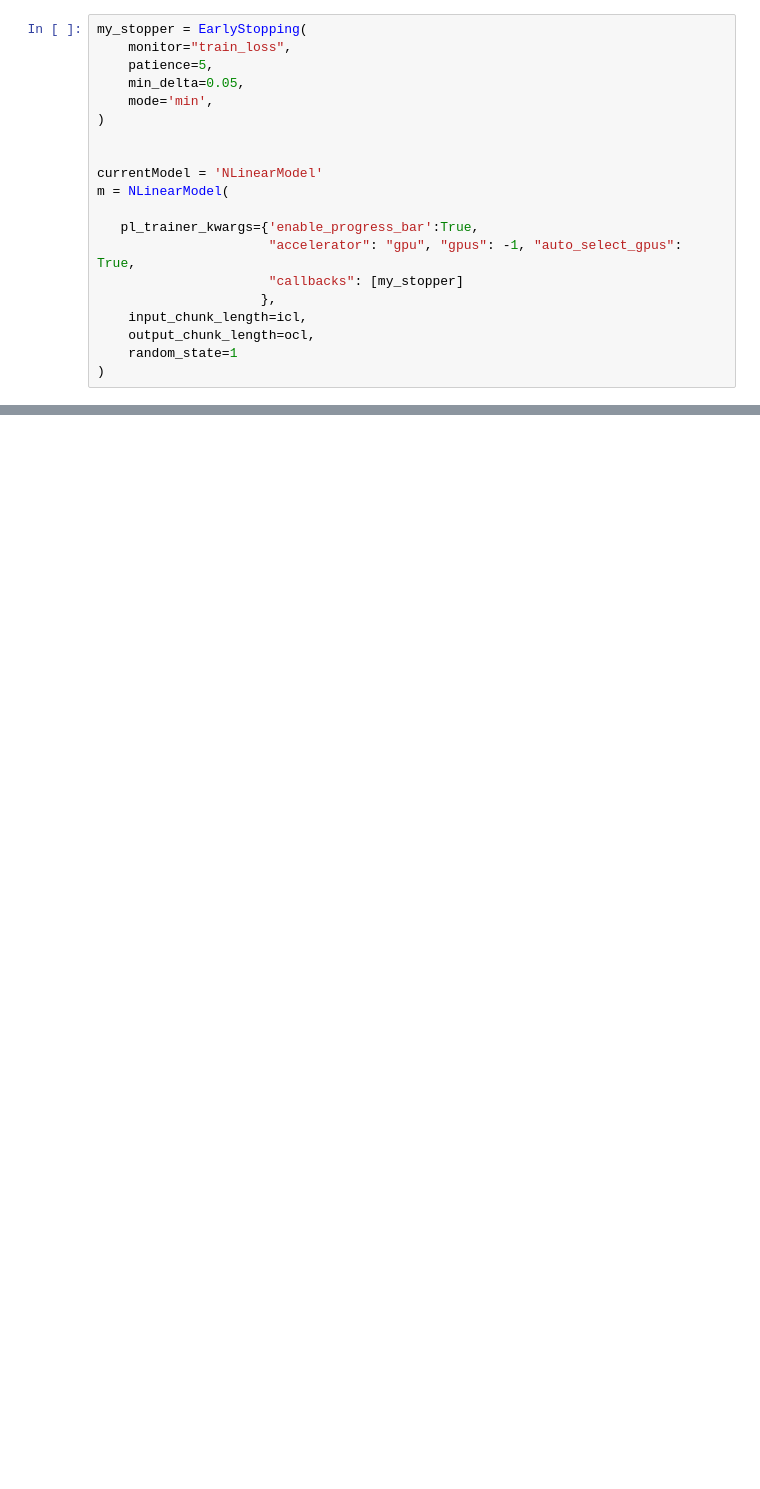
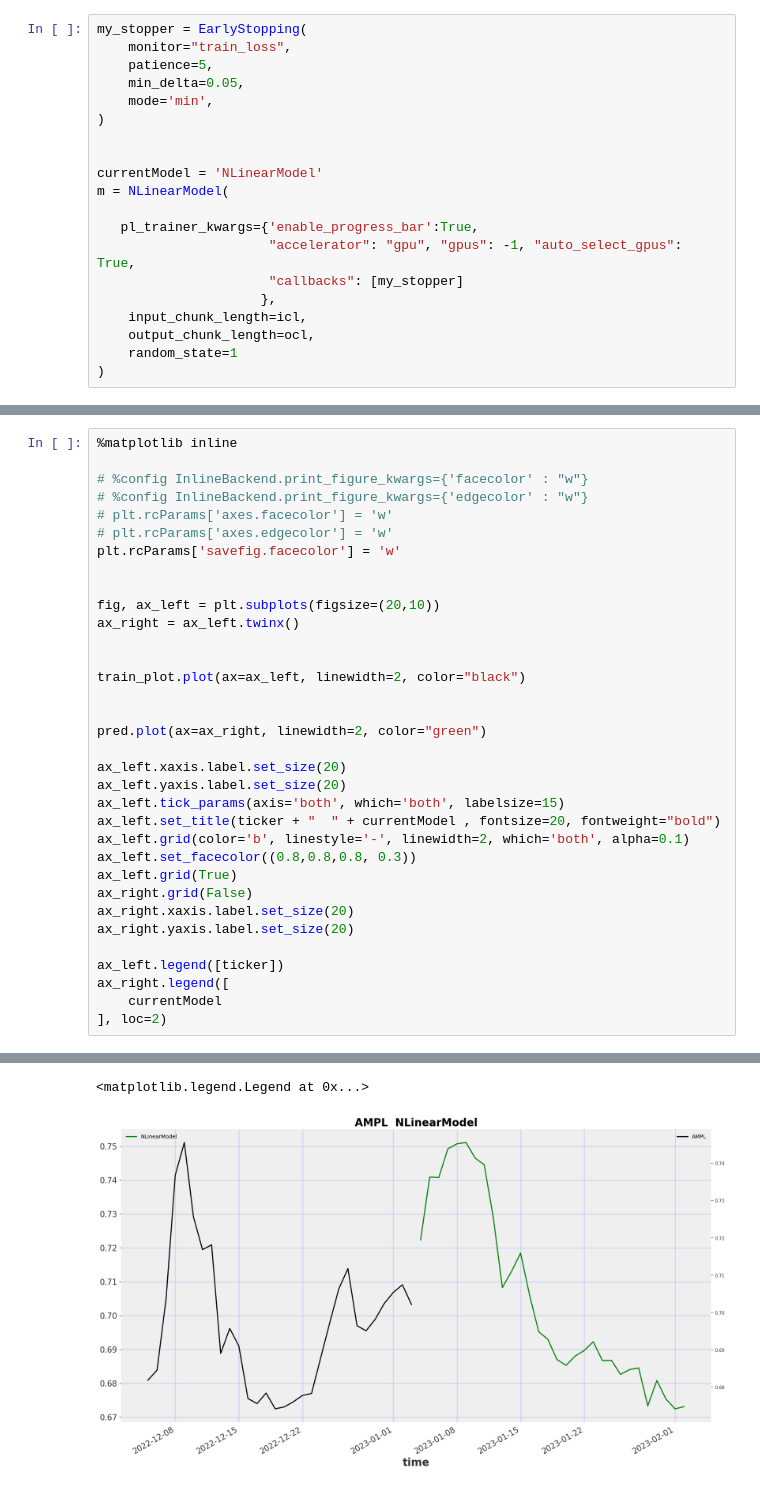
Before and after one commit to NQevxvEtg/YouTube, a Jupyter notebook: How To Forecast Ampleforth Price Using N-Linear Model From Darts/darts_template-ampl.ipynb, the cells around one changed output, grey strips where cells are left out. Drawn from its saved outputs; the diff is of its cells as text; blank space fills up the shorter version.

```diff
--- a/How To Forecast Ampleforth Price Using N-Linear Model From Darts/darts_template-ampl.ipynb
+++ b/How To Forecast Ampleforth Price Using N-Linear Model From Darts/darts_template-ampl.ipynb
@@ -357,0 +382,35 @@ LOCAL_RANK: 0 - CUDA_VISIBLE_DEVICES: [0]
+# %%
+%matplotlib inline
+
+# %config InlineBackend.print_figure_kwargs={'facecolor' : "w"}
+# %config InlineBackend.print_figure_kwargs={'edgecolor' : "w"}
+# plt.rcParams['axes.facecolor'] = 'w'
+# plt.rcParams['axes.edgecolor'] = 'w'
+plt.rcParams['savefig.facecolor'] = 'w'
+
+
+fig, ax_left = plt.subplots(figsize=(20,10))
+ax_right = ax_left.twinx()
+
+
+train_plot.plot(ax=ax_left, linewidth=2, color="black")
+
+
+pred.plot(ax=ax_right, linewidth=2, color="green")
+
+ax_left.xaxis.label.set_size(20)
+ax_left.yaxis.label.set_size(20)
+ax_left.tick_params(axis='both', which='both', labelsize=15)
+ax_left.set_title(ticker + "  " + currentModel , fontsize=20, fontweight="bold")
+ax_left.grid(color='b', linestyle='-', linewidth=2, which='both', alpha=0.1)
+ax_left.set_facecolor((0.8,0.8,0.8, 0.3))
+ax_left.grid(True)
+ax_right.grid(False)
+ax_right.xaxis.label.set_size(20)
+ax_right.yaxis.label.set_size(20)
+
+ax_left.legend([ticker])
+ax_right.legend([
+    currentModel
+], loc=2)
+# %% [output]
@@ -357,0 +418,2 @@ LOCAL_RANK: 0 - CUDA_VISIBLE_DEVICES: [0]
+<matplotlib.legend.Legend at 0x...>
+[figure, added]
```
Also changed, not shown: parts of 8 cells of this notebook, 7 other files.
